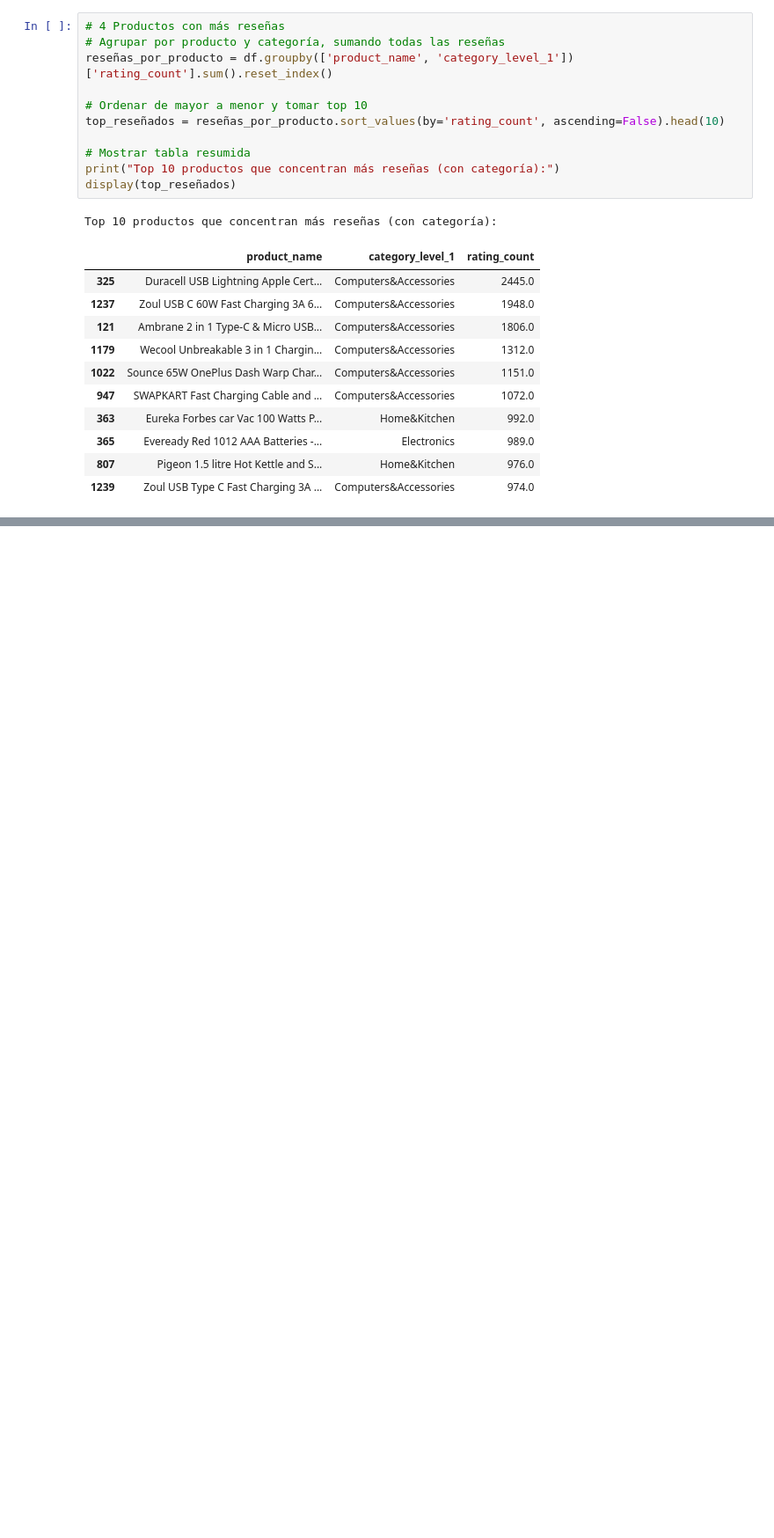
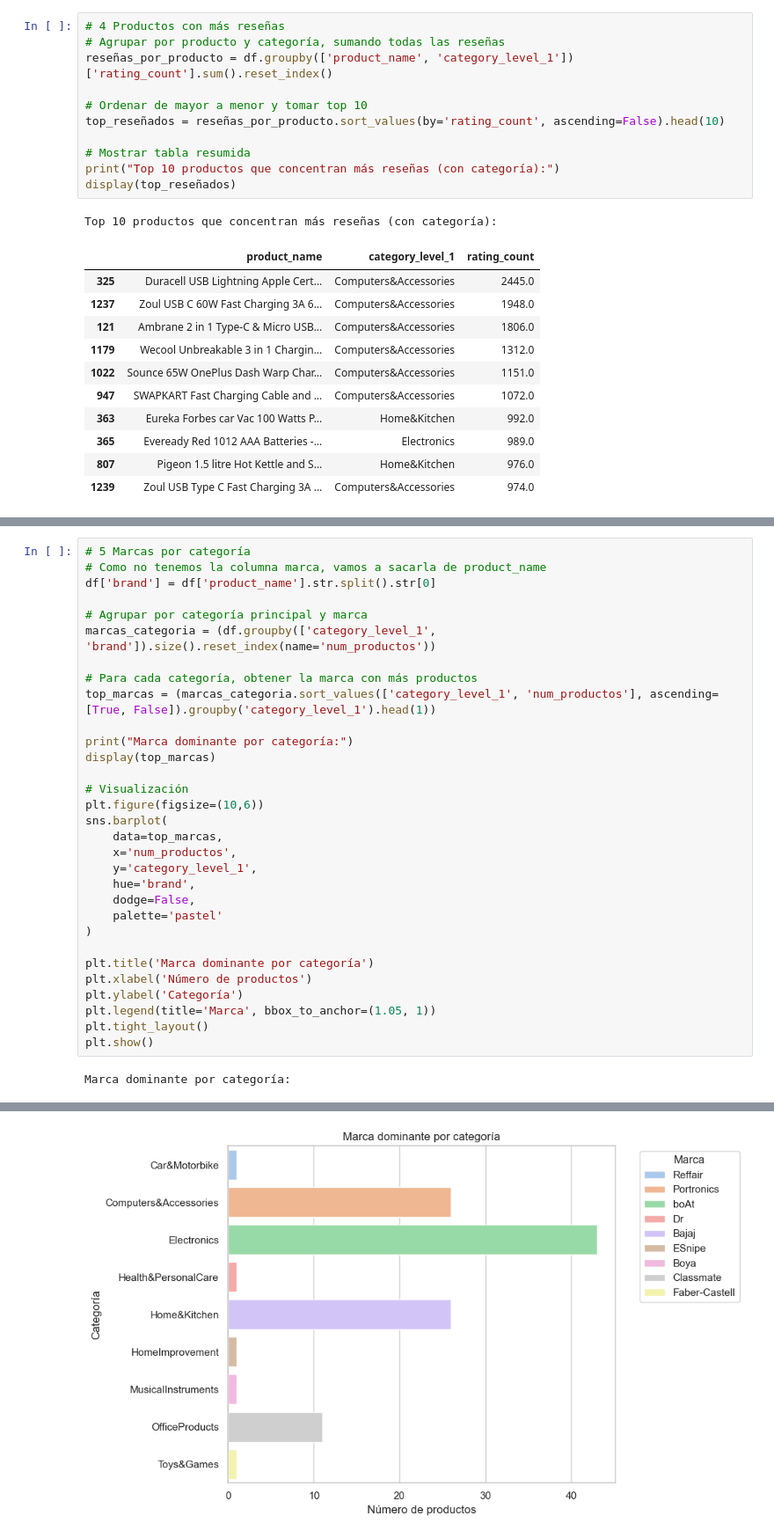
Before and after one commit to NHByte/amazon-analysis, a Jupyter notebook: notebooks/amazon-title.ipynb, the cells around one changed output, grey strips where cells are left out. Shown at 88% size. Drawn from its saved outputs; the diff is of its cells as text; blank space fills up the shorter version.

Commit message:
Análisis de marcas por categoría y detección de líderes

```diff
--- a/notebooks/amazon-title.ipynb
+++ b/notebooks/amazon-title.ipynb
@@ -231,0 +231,33 @@ Los productos que concentran más reseñas son principalmente trípodes para mó
+# %%
+# 5 Marcas por categoría
+# Como no tenemos la columna marca, vamos a sacarla de product_name
+df['brand'] = df['product_name'].str.split().str[0]
+
+# Agrupar por categoría principal y marca
+marcas_categoria = (df.groupby(['category_level_1', 'brand']).size().reset_index(name='num_productos'))
+
+# Para cada categoría, obtener la marca con más productos
+top_marcas = (marcas_categoria.sort_values(['category_level_1', 'num_productos'], ascending=[True, False]).groupby('category_level_1').head(1))
+
+print("Marca dominante por categoría:")
+display(top_marcas)
+
+# Visualización
+plt.figure(figsize=(10,6))
+sns.barplot(
+    data=top_marcas,
+    x='num_productos',
+    y='category_level_1',
+    hue='brand',
+    dodge=False,
+    palette='pastel'
+)
+
+plt.title('Marca dominante por categoría')
+plt.xlabel('Número de productos')
+plt.ylabel('Categoría')
+plt.legend(title='Marca', bbox_to_anchor=(1.05, 1))
+plt.tight_layout()
+plt.show()
+# %% [output]
+Marca dominante por categoría:
@@ -231,0 +274 @@ Los productos que concentran más reseñas son principalmente trípodes para mó
+[figure, added]
```
Also changed, not shown: parts of 7 cells of this notebook.
